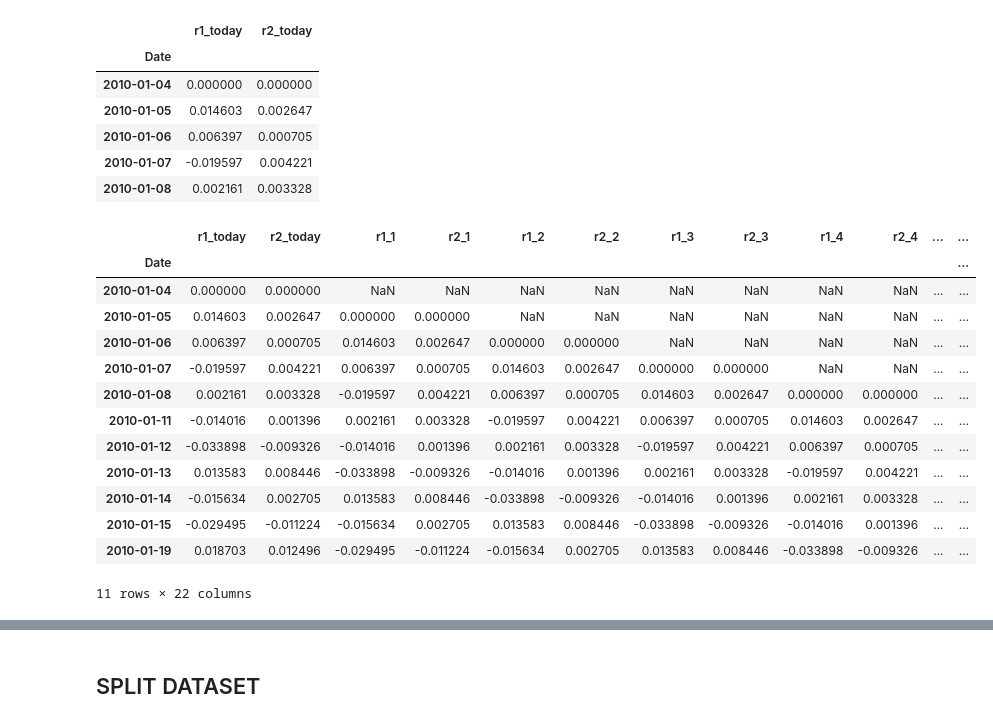
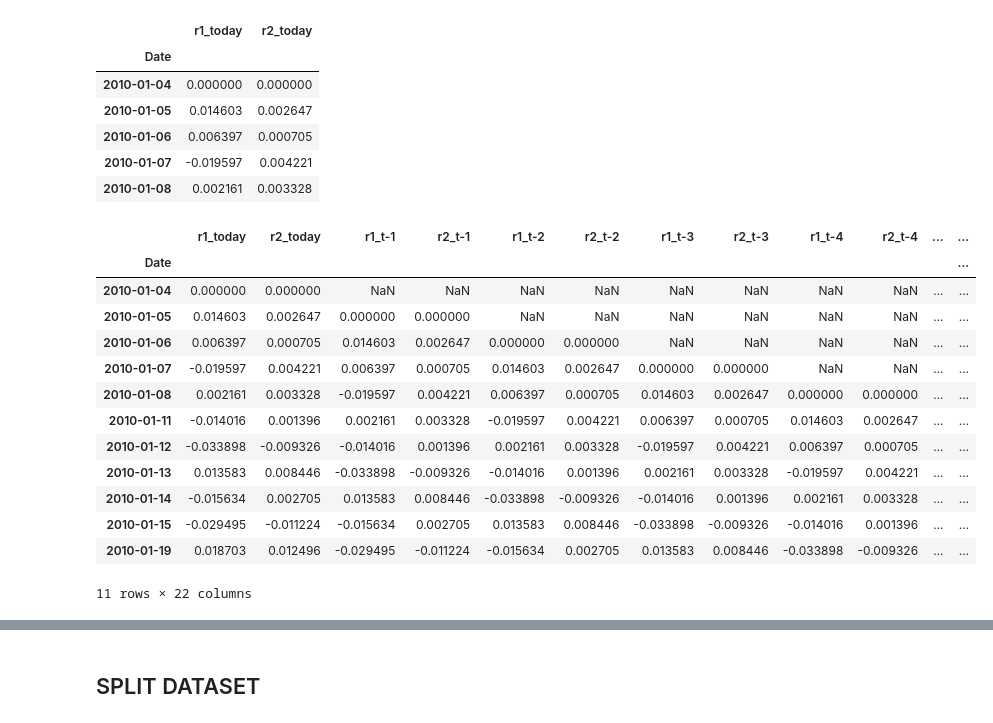
Before and after one commit to Lukirby/Stress-Testing-a-Markowitz-Portfolio, a Jupyter notebook: fidanza.ipynb, the cells around one changed output, grey strips where cells are left out. Cells and saved outputs as stored; diff of their text form; code cells hidden in the pictures.

```diff
--- a/fidanza.ipynb
+++ b/fidanza.ipynb
@@ -77,12 +77,12 @@ df.head(5)
 | 2010-01-08 | 0.002161 | 0.003328 |
 # %%
 for i in range(1, 11):
-    df[f'r1_{i}'] = r1_series.shift(i)
-    df[f'r2_{i}'] = r2_series.shift(i)
+    df[f'r1_t-{i}'] = r1_series.shift(i)
+    df[f'r2_t-{i}'] = r2_series.shift(i)
 
 df.head(11)
 # %% [output]
-|  | r1_today | r2_today | r1_1 | r2_1 | r1_2 | r2_2 | r1_3 | r2_3 | r1_4 | r2_4 | ... | ... |
+|  | r1_today | r2_today | r1_t-1 | r2_t-1 | r1_t-2 | r2_t-2 | r1_t-3 | r2_t-3 | r1_t-4 | r2_t-4 | ... | ... |
 | Date |  |  |  |  |  |  |  |  |  |  |  | ... |
 | 2010-01-04 | 0.000000 | 0.000000 | NaN | NaN | NaN | NaN | NaN | NaN | NaN | NaN | ... | ... |
 | 2010-01-05 | 0.014603 | 0.002647 | 0.000000 | 0.000000 | NaN | NaN | NaN | NaN | NaN | NaN | ... | ... |
```
Also changed, not shown: parts of 6 cells of this notebook, 2 other files.
